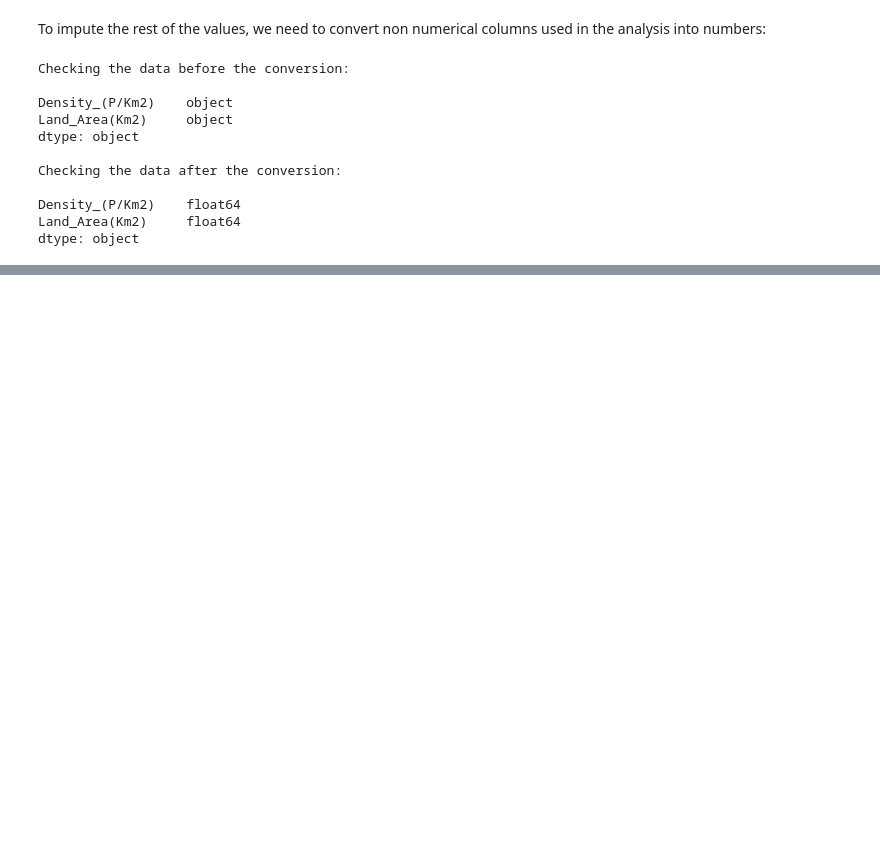
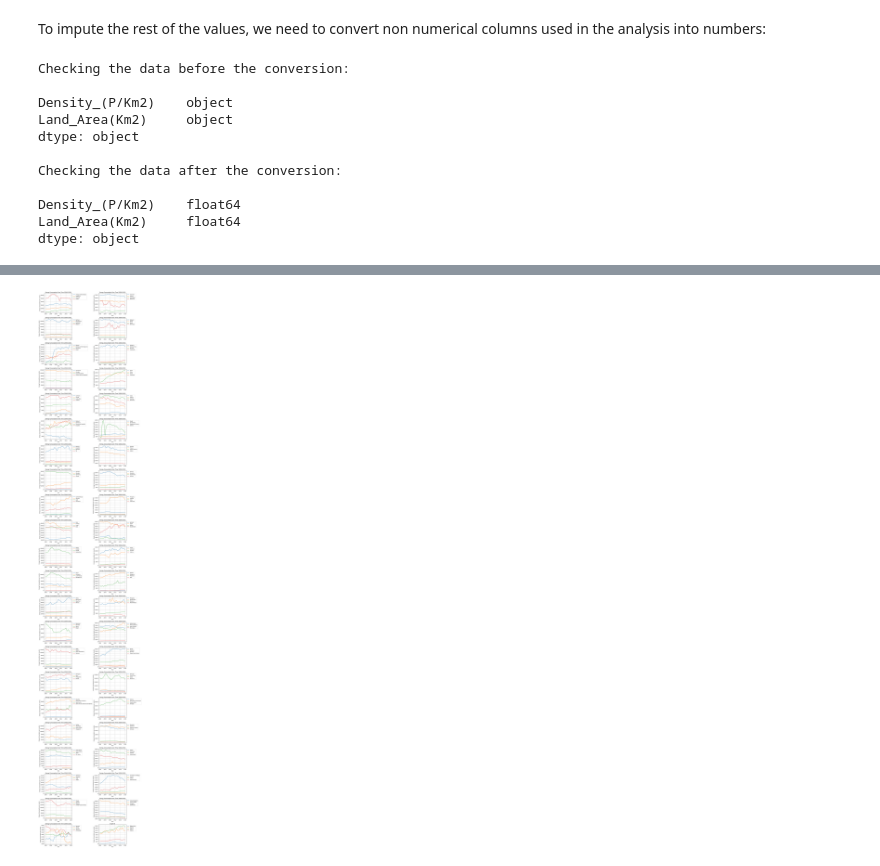
Before and after one commit to AlbertoGhub/MACHINE-LEARNING-AND-DATA-SCIENCE-PROJECTS, a Jupyter notebook: Machine Learning on Cloud/ML_Assignment.ipynb, the cells around one changed output, grey strips where cells are left out. Cells and saved outputs as stored; diff of their text form; code cells hidden in the pictures; blank space fills up the shorter version.

```diff
--- a/Machine Learning on Cloud/ML_Assignment.ipynb
+++ b/Machine Learning on Cloud/ML_Assignment.ipynb
@@ -310,0 +365,29 @@ filter_df.head(10)
+# %%
+# PLOTTING THE TREND OF ENERGY CONSUMPTION PER COUNTRY
+# Let's slice the graphs
+
+energy_country = filter_df[['Entity', 'TARGET_1_PRIMARY_ENERGY_CONSUMPTION_PER_CAPITA_(KWH/PERSON)']]   # Enerigy consumption per country
+data = data_slicing(energy_country['Entity'].unique(), 44)                                              # Passing only the countries to plot the trend afterwards (10 countries per graph)
+total_graphs = len(data)                                                                                # Define the total number of graphs and the number of columns
+num_columns = 2                                                                                         # Defining the nnumber of columns
+num_rows = (total_graphs + num_columns - 1) // num_columns                                              # Calculate the number of rows needed
+fig, axes = plt.subplots(num_rows, num_columns, figsize=(15,80))                                        # Create the subplot grid
+axes = axes.flatten()                                                                                   # Flatten the axes array for easier iteration (2D)
+
+# Iterate over each graph and plot it in the corresponding subplot
+for i, c in enumerate(data):
+    ax = axes[i]
+    drawing(c, energy_country)
+    plt.sca(ax)                                                                                         # Set the current axis to the current subplot
+    plt.title(f'Graph {i+1}')                                                                           # Set subplot title if needed
+
+# Hide any unused subplots
+for ax in axes[total_graphs:]:
+    ax.axis('off')
+
+plt.tight_layout()
+plt.show()
+
+# need the same thing for the Co2
+# %% [output]
+[figure, added]
```
Also changed, not shown: parts of 8 cells of this notebook, 1 other file.
